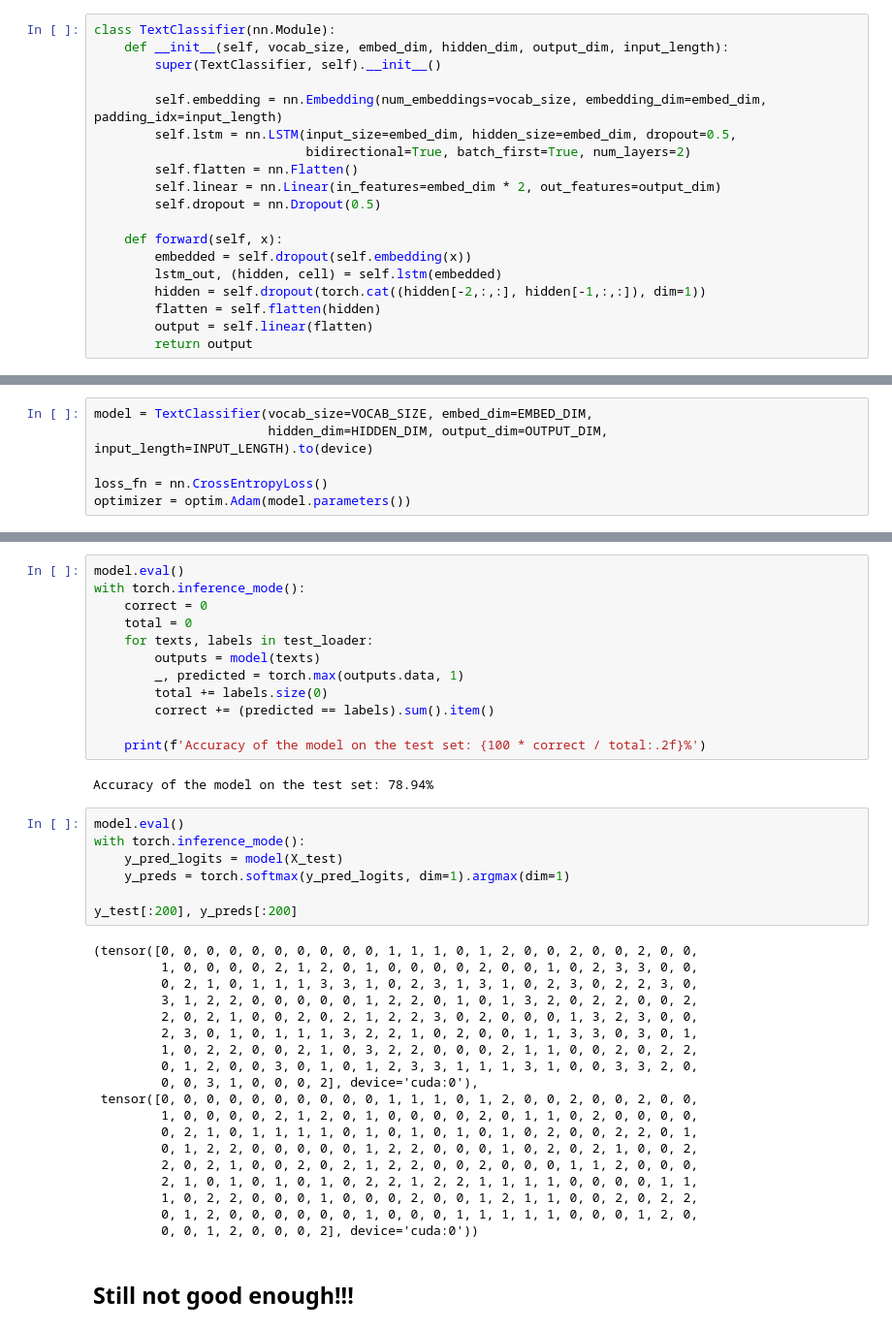
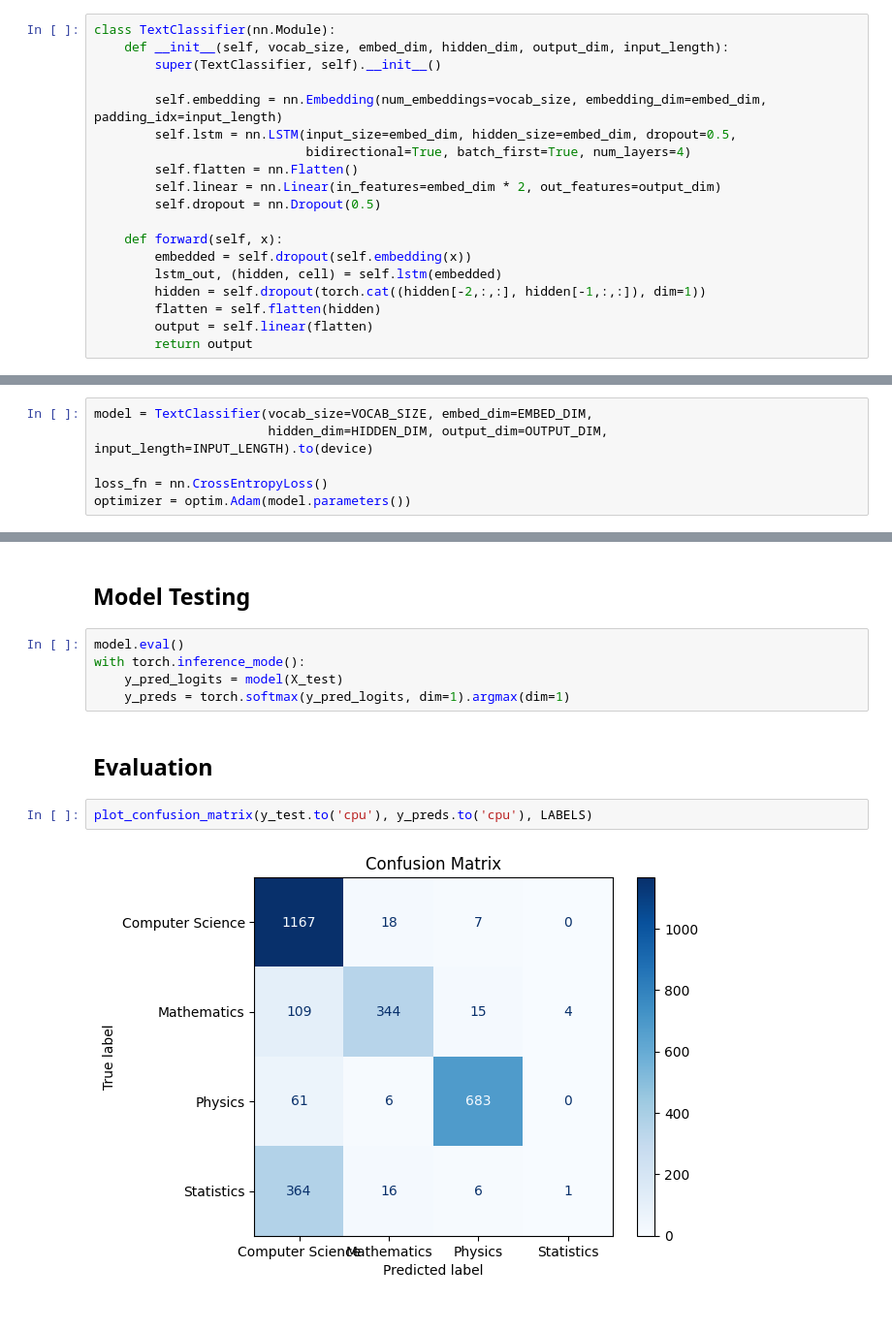
Before and after one commit to gulomovazukhrakhon/IU-Projects, a Jupyter notebook: NLP_Project/text-classification-for-topic-modelling.ipynb, the cells around one changed output, grey strips where cells are left out. Shown at 97% size. Drawn from its saved outputs; the diff is of its cells as text.

```diff
--- a/NLP_Project/text-classification-for-topic-modelling.ipynb
+++ b/NLP_Project/text-classification-for-topic-modelling.ipynb
@@ -299,7 +295,7 @@ class TextClassifier(nn.Module):
 
         self.embedding = nn.Embedding(num_embeddings=vocab_size, embedding_dim=embed_dim, padding_idx=input_length)
         self.lstm = nn.LSTM(input_size=embed_dim, hidden_size=embed_dim, dropout=0.5,
-                            bidirectional=True, batch_first=True, num_layers=2)
+                            bidirectional=True, batch_first=True, num_layers=4)
         self.flatten = nn.Flatten()
         self.linear = nn.Linear(in_features=embed_dim * 2, out_features=output_dim)
         self.dropout = nn.Dropout(0.5)
@@ -366,42 +364,13 @@ Epoch [10/10], Loss: 0.0634
-# %%
-model.eval()
-with torch.inference_mode():
-    correct = 0
-    total = 0
-    for texts, labels in test_loader:
-        outputs = model(texts)
-        _, predicted = torch.max(outputs.data, 1)
-        total += labels.size(0)
-        correct += (predicted == labels).sum().item()
-
-    print(f'Accuracy of the model on the test set: {100 * correct / total:.2f}%')
-# %% [output]
-Accuracy of the model on the test set: 78.94%
+# %% [markdown]
+## Model Testing
 # %%
 model.eval()
 with torch.inference_mode():
     y_pred_logits = model(X_test)
     y_preds = torch.softmax(y_pred_logits, dim=1).argmax(dim=1)
-
-y_test[:200], y_preds[:200]
-# %% [output]
-(tensor([0, 0, 0, 0, 0, 0, 0, 0, 0, 0, 1, 1, 1, 0, 1, 2, 0, 0, 2, 0, 0, 2, 0, 0,
-         1, 0, 0, 0, 0, 2, 1, 2, 0, 1, 0, 0, 0, 0, 2, 0, 0, 1, 0, 2, 3, 3, 0, 0,
-         0, 2, 1, 0, 1, 1, 1, 3, 3, 1, 0, 2, 3, 1, 3, 1, 0, 2, 3, 0, 2, 2, 3, 0,
-         3, 1, 2, 2, 0, 0, 0, 0, 0, 1, 2, 2, 0, 1, 0, 1, 3, 2, 0, 2, 2, 0, 0, 2,
-         2, 0, 2, 1, 0, 0, 2, 0, 2, 1, 2, 2, 3, 0, 2, 0, 0, 0, 1, 3, 2, 3, 0, 0,
-         2, 3, 0, 1, 0, 1, 1, 1, 3, 2, 2, 1, 0, 2, 0, 0, 1, 1, 3, 3, 0, 3, 0, 1,
-         1, 0, 2, 2, 0, 0, 2, 1, 0, 3, 2, 2, 0, 0, 0, 2, 1, 1, 0, 0, 2, 0, 2, 2,
-         0, 1, 2, 0, 0, 3, 0, 1, 0, 1, 2, 3, 3, 1, 1, 1, 3, 1, 0, 0, 3, 3, 2, 0,
-         0, 0, 3, 1, 0, 0, 0, 2], device='cuda:0'),
- tensor([0, 0, 0, 0, 0, 0, 0, 0, 0, 0, 1, 1, 1, 0, 1, 2, 0, 0, 2, 0, 0, 2, 0, 0,
-         1, 0, 0, 0, 0, 2, 1, 2, 0, 1, 0, 0, 0, 0, 2, 0, 1, 1, 0, 2, 0, 0, 0, 0,
-         0, 2, 1, 0, 1, 1, 1, 1, 0, 1, 0, 1, 0, 1, 0, 1, 0, 2, 0, 0, 2, 2, 0, 1,
-         0, 1, 2, 2, 0, 0, 0, 0, 0, 1, 2, 2, 0, 0, 0, 1, 0, 2, 0, 2, 1, 0, 0, 2,
-         2, 0, 2, 1, 0, 0, 2, 0, 2, 1, 2, 2, 0, 0, 2, 0, 0, 0, 1, 1, 2, 0, 0, 0,
-         2, 1, 0, 1, 0, 1, 0, 1, 0, 2, 2, 1, 2, 2, 1, 1, 1, 1, 0, 0, 0, 0, 1, 1,
-         1, 0, 2, 2, 0, 0, 0, 1, 0, 0, 0, 2, 0, 0, 1, 2, 1, 1, 0, 0, 2, 0, 2, 2,
-         0, 1, 2, 0, 0, 0, 0, 0, 0, 1, 0, 0, 0, 1, 1, 1, 1, 1, 0, 0, 0, 1, 2, 0,
-         0, 0, 1, 2, 0, 0, 0, 2], device='cuda:0'))
-# %% [markdown]
-## Still not good enough!!!
+# %% [markdown]
+## Evaluation
+# %%
+plot_confusion_matrix(y_test.to('cpu'), y_preds.to('cpu'), LABELS)
+# %% [output]
+[figure, added]
```
Also changed, not shown: parts of 17 cells of this notebook.
